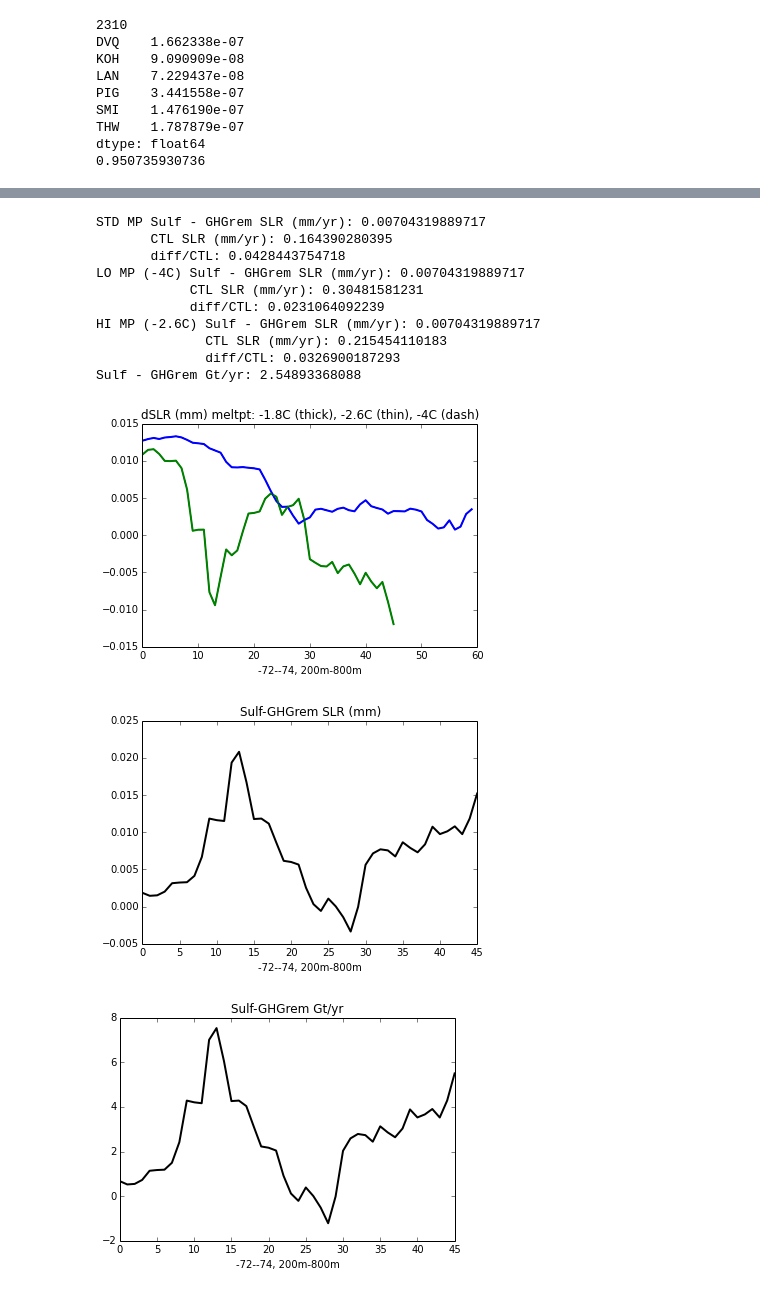
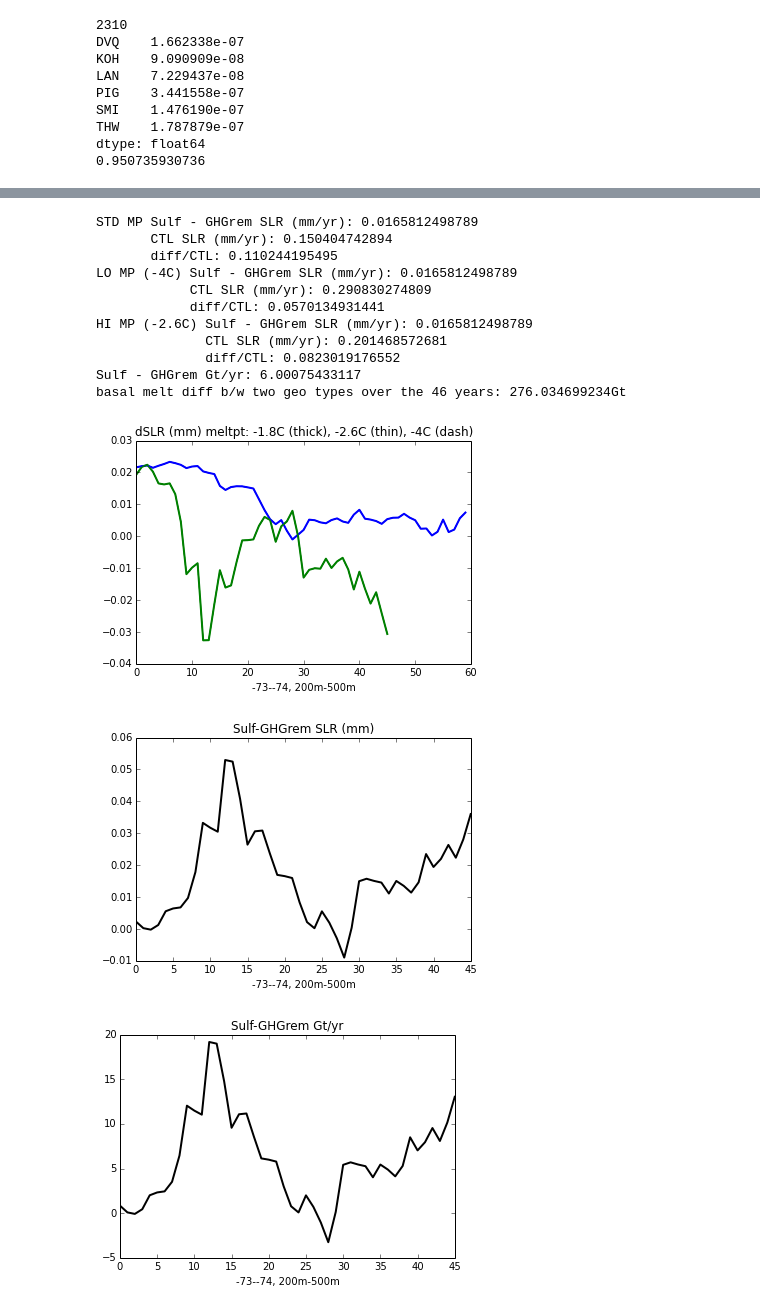
Before and after one commit to kemccusker/pyscripts, a Jupyter notebook: notebooks/ccsm4_geotimescalesfigs.ipynb, the cells around one changed output, grey strips where cells are left out. Cells and saved outputs as stored; diff of their text form; code cells hidden in the pictures.

```diff
--- a/notebooks/ccsm4_geotimescalesfigs.ipynb
+++ b/notebooks/ccsm4_geotimescalesfigs.ipynb
@@ -478,5 +545,5 @@ tempfldpigzm2.shape: (46, 60, 187)
 # %%
-Nlim=-72   # how close to "ice shelf"?
+Nlim=-73   # how close to "ice shelf"?
 Slim=-74
 
 # control: ==============================
@@ -596,11 +663,14 @@ dz=np.diff(zt) # cm, same as TAREA
 #print zt/100. # m # depth of midpoint of layer
 
 UB=20000; UBidx=cutl.find_nearest(zt,UB) # 300m upper bound
-LB=80000; LBidx=cutl.find_nearest(zt,LB) # 800m (787) lower bound
+#LB=80000; LBidx=cutl.find_nearest(zt,LB) # 800m (787) lower bound
+LB=50000; LBidx=cutl.find_nearest(zt,LB) # 500m lower bound
+
 print 'upper bound: ' + str(zt[UBidx]/100.) + 'm'
 print 'lower bound: ' + str(zt[LBidx]/100.) + 'm'
 
 dzsub=dz[UBidx:LBidx+1]
+
 totdz = ma.sum(dzsub)
 dzwgts=dzsub / np.float(totdz)
 # these weights should be good for control too
@@ -781,44 +1001,48 @@ plt.plot((SLRa2-SLRac)*kmtomm,'g',linewidth=1)
 plt.plot((SLRb1-SLRbc)*kmtomm,'b',linewidth=1,linestyle='--')
 plt.plot((SLRb2-SLRbc)*kmtomm,'g',linewidth=1,linestyle='--')
 plt.title('dSLR (mm) meltpt: -1.8C (thick), -2.6C (thin), -4C (dash)')
 plt.xlabel(str(Nlim) + '-' + str(Slim) +', ' + str(UB/100) + 'm-' + str(LB/100)+'m')
 
 
 plt.figure()
 plt.plot((SLRstd1[:46]-SLRstdc)*kmtomm-(SLRstd2-SLRstdc)*kmtomm,'k',linewidth=2)
 plt.title('Sulf-GHGrem SLR (mm)')
 plt.xlabel(str(Nlim) + '-' + str(Slim) +', ' + str(UB/100) + 'm-' + str(LB/100)+'m')
 
 print 'STD MP Sulf - GHGrem SLR (mm/yr): ' + str(np.mean((SLRstd1[:46]-SLRstdc)*kmtomm-(SLRstd2-SLRstdc)*kmtomm))
 print '       CTL SLR (mm/yr): ' + str(SLRstdc*kmtomm)
 print '       diff/CTL: ' + str( (np.mean((SLRstd1[:46]-SLRstdc)*kmtomm-(SLRstd2-SLRstdc)*kmtomm)) / (SLRstdc*kmtomm))
 
 print 'LO MP (-4C) Sulf - GHGrem SLR (mm/yr): ' + str(np.mean((SLRb1[:46]-SLRbc)*kmtomm-(SLRb2-SLRbc)*kmtomm))
 print '            CTL SLR (mm/yr): ' + str(SLRbc*kmtomm)
 print '            diff/CTL: ' + str( (np.mean((SLRb1[:46]-SLRbc)*kmtomm-(SLRb2-SLRbc)*kmtomm)) / (SLRbc*kmtomm))
 
 print 'HI MP (-2.6C) Sulf - GHGrem SLR (mm/yr): ' + str(np.mean((SLRa1[:46]-SLRac)*kmtomm-(SLRa2-SLRac)*kmtomm))
 print '              CTL SLR (mm/yr): ' + str(SLRac*kmtomm)
 print '              diff/CTL: ' + str( (np.mean((SLRa1[:46]-SLRac)*kmtomm-(SLRa2-SLRac)*kmtomm)) / (SLRac*kmtomm))
 
 
 plt.figure()
 plt.plot((volstd1[:46]-volstdc)/1e9-(volstd2-volstdc)/1e9,'k',linewidth=2)
 plt.title('Sulf-GHGrem Gt/yr')
 plt.xlabel(str(Nlim) + '-' + str(Slim) +', ' + str(UB/100) + 'm-' + str(LB/100)+'m')
 
-print 'Sulf - GHGrem Gt/yr: ' + str(np.mean((volstd1[:46]-volstdc)/1e9-(volstd2-volstdc)/1e9))
+bmdiff = np.mean((volstd1[:46]-volstdc)/1e9-(volstd2-volstdc)/1e9)
+print 'Sulf - GHGrem Gt/yr: ' + str(bmdiff)
+
+print 'basal melt diff b/w two geo types over the 46 years: ' + str(bmdiff*46) + 'Gt'
 # %% [output]
-STD MP Sulf - GHGrem SLR (mm/yr): 0.00704319889717
-       CTL SLR (mm/yr): 0.164390280395
-       diff/CTL: 0.0428443754718
-LO MP (-4C) Sulf - GHGrem SLR (mm/yr): 0.00704319889717
-            CTL SLR (mm/yr): 0.30481581231
-            diff/CTL: 0.0231064092239
-HI MP (-2.6C) Sulf - GHGrem SLR (mm/yr): 0.00704319889717
-              CTL SLR (mm/yr): 0.215454110183
-              diff/CTL: 0.0326900187293
-Sulf - GHGrem Gt/yr: 2.54893368088
+STD MP Sulf - GHGrem SLR (mm/yr): 0.0165812498789
+       CTL SLR (mm/yr): 0.150404742894
+       diff/CTL: 0.110244195495
+LO MP (-4C) Sulf - GHGrem SLR (mm/yr): 0.0165812498789
+            CTL SLR (mm/yr): 0.290830274809
+            diff/CTL: 0.0570134931441
+HI MP (-2.6C) Sulf - GHGrem SLR (mm/yr): 0.0165812498789
+              CTL SLR (mm/yr): 0.201468572681
+              diff/CTL: 0.0823019176552
+Sulf - GHGrem Gt/yr: 6.00075433117
+basal melt diff b/w two geo types over the 46 years: 276.034699234Gt
-[figure, old version]
+[figure, new version]
-[figure, old version]
+[figure, new version]
-[figure, old version]
+[figure, new version]
```
Also changed, not shown: parts of 16 cells of this notebook.
